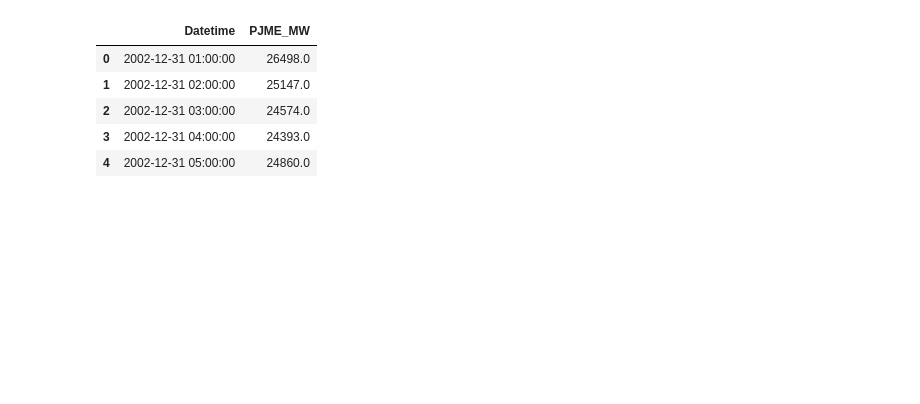
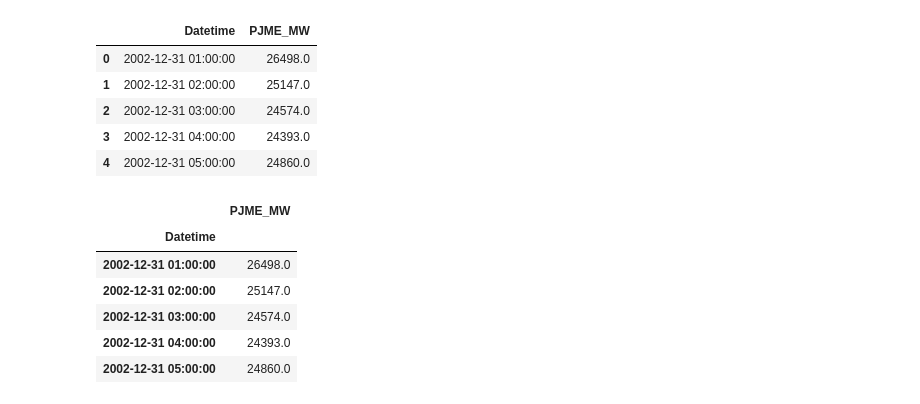
Before and after one commit to AnujanN/Time-Series-Forecasting-with-XGBoost-to-predict-energy-consumption, a Jupyter notebook: predict.ipynb, the cells around one changed output. Drawn from its saved outputs; the diff is of its cells as text; code cells hidden in the pictures; blank space fills up the shorter version.

```diff
--- a/predict.ipynb
+++ b/predict.ipynb
@@ -17,3 +17,12 @@ df.head()
 | 4 | 2002-12-31 05:00:00 | 24860.0 |
 # %%
 df.set_index("Datetime", inplace=True)
+df.head()
+# %% [output]
+|  | PJME_MW |
+| Datetime |  |
+| 2002-12-31 01:00:00 | 26498.0 |
+| 2002-12-31 02:00:00 | 25147.0 |
+| 2002-12-31 03:00:00 | 24574.0 |
+| 2002-12-31 04:00:00 | 24393.0 |
+| 2002-12-31 05:00:00 | 24860.0 |
```
Also changed, not shown: parts of 6 cells of this notebook.
